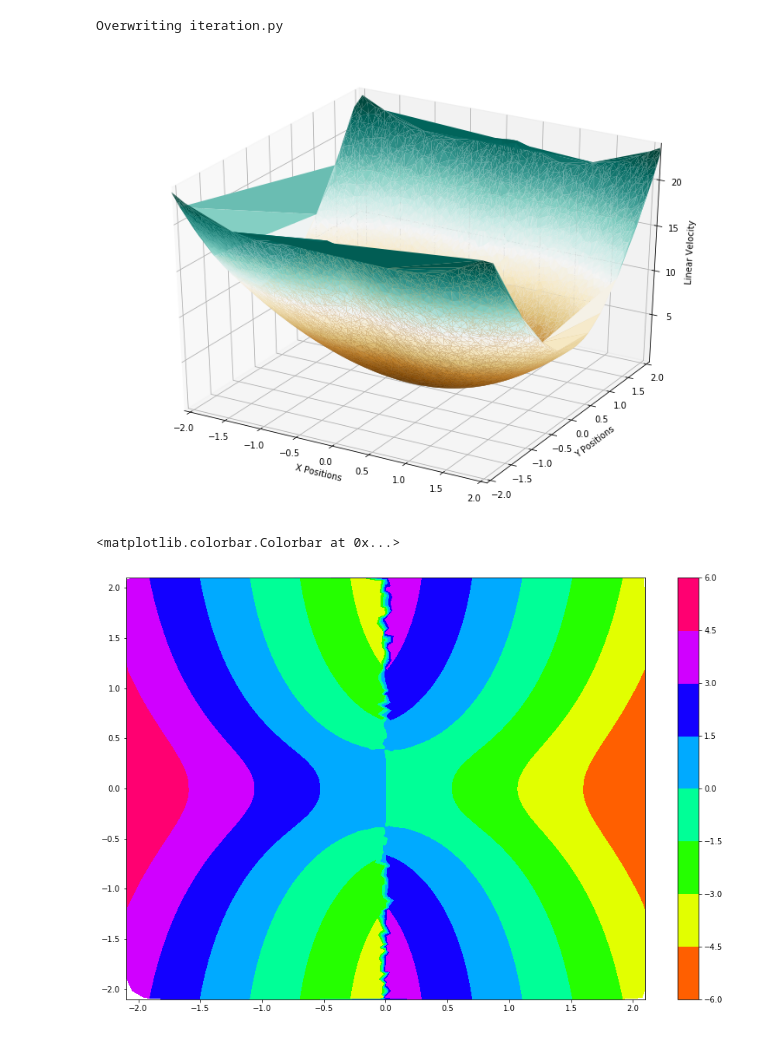
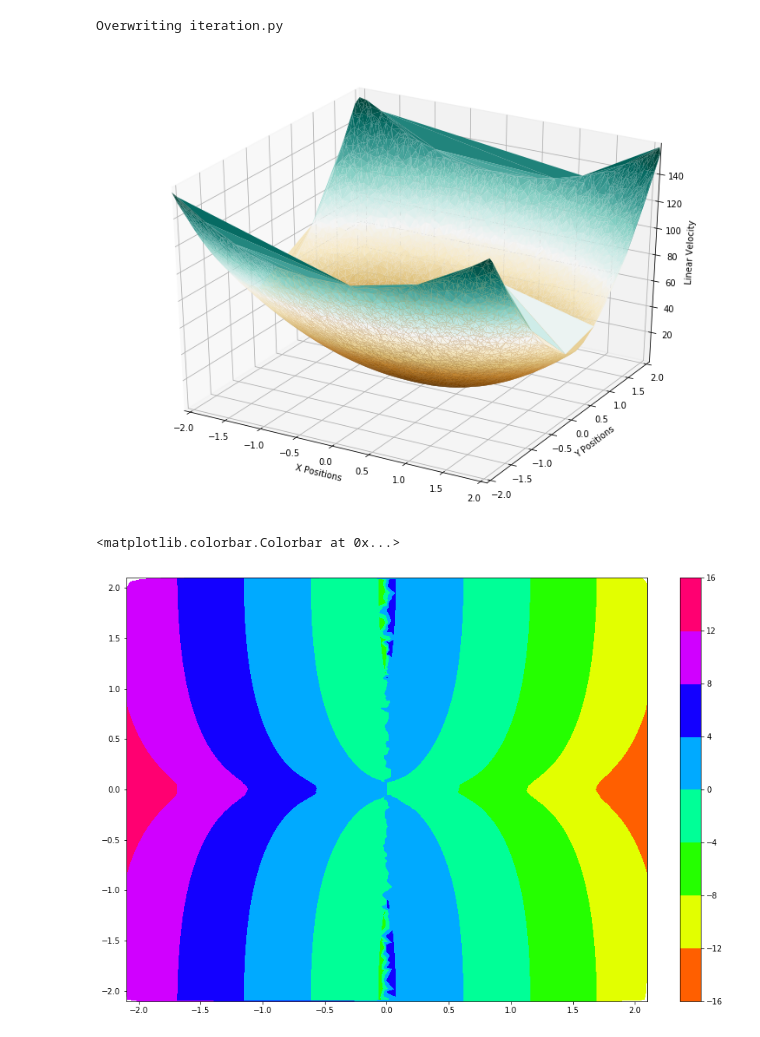
Before and after one commit to amitparag/deep_Networks, a Jupyter notebook: src/unicycle/unicycle_data_analysis.ipynb, the cells around one changed output. Cells and saved outputs as stored; diff of their text form; code cells hidden in the pictures.

```diff
--- a/src/unicycle/unicycle_data_analysis.ipynb
+++ b/src/unicycle/unicycle_data_analysis.ipynb
@@ -86,7 +86,7 @@ for _ in range(10000):
     initial_config = [random.uniform(-2.1, 2.1), random.uniform(-2.1, 2.1), 0]
     model = crocoddyl.ActionModelUnicycle()
 
-    model.costWeights = np.matrix([1, 0.3]).T
+    model.costWeights = np.matrix([4, 0.3]).T
 
     problem = crocoddyl.ShootingProblem(np.matrix(initial_config).T, [ model ] * 20, model)
     ddp = crocoddyl.SolverDDP(problem)
@@ -121,15 +121,15 @@ ax.view_init(elev=30)
 
 plt.show()
 # %% [output]
-[figure, old version]
+[figure, new version]
 # %%
 plt.figure(figsize=(15, 10))
-plt.tricontourf(x,y,z, cmap = 'hsv')
+plt.tricontourf(x,y,linear_velocity, cmap='hsv')
 
 plt.colorbar()
 # %% [output]
 <matplotlib.colorbar.Colorbar at 0x...>
-[figure, old version]
+[figure, new version]
 # %%
 fig2, ax2 = plt.subplots()
 ax2.set_aspect('auto')
```
Also changed, not shown: parts of 2 cells of this notebook, 3 other files.
